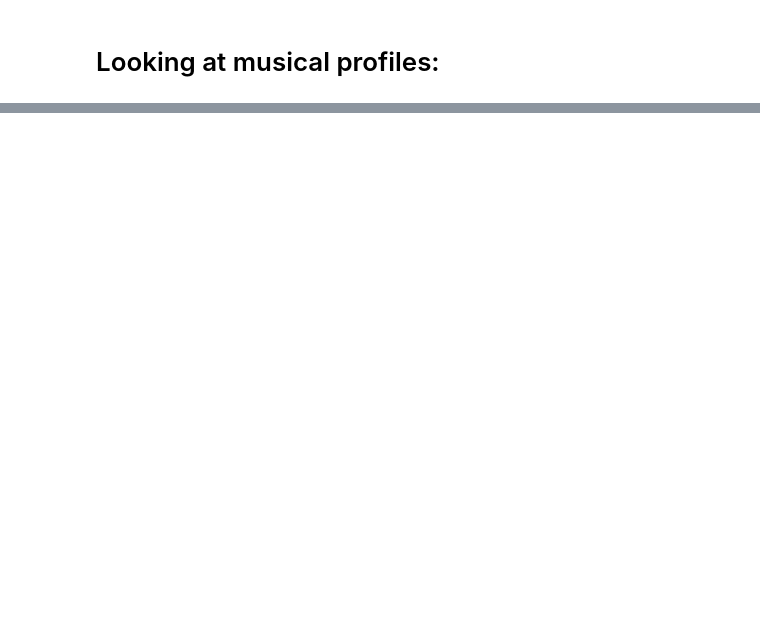
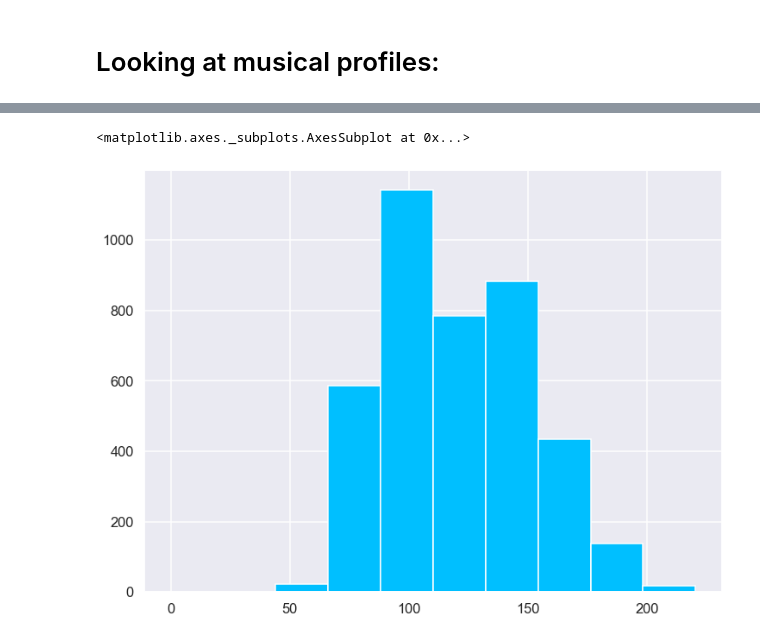
Before and after one commit to SpotiScryers/SpotiScry, a Jupyter notebook: kwame_explore.ipynb, the cells around one changed output, grey strips where cells are left out. Drawn from its saved outputs; the diff is of its cells as text; code cells hidden in the pictures; blank space fills up the shorter version.

```diff
--- a/kwame_explore.ipynb
+++ b/kwame_explore.ipynb
@@ -495,0 +493,5 @@ Text(0.5, 1.0, 'Avg popularity of tracks produced by top ten labels vs total avg
+# %%
+train.tempo.hist()
+# %% [output]
+<matplotlib.axes._subplots.AxesSubplot at 0x...>
+[figure, added]
```
Also changed, not shown: parts of 13 cells of this notebook.
